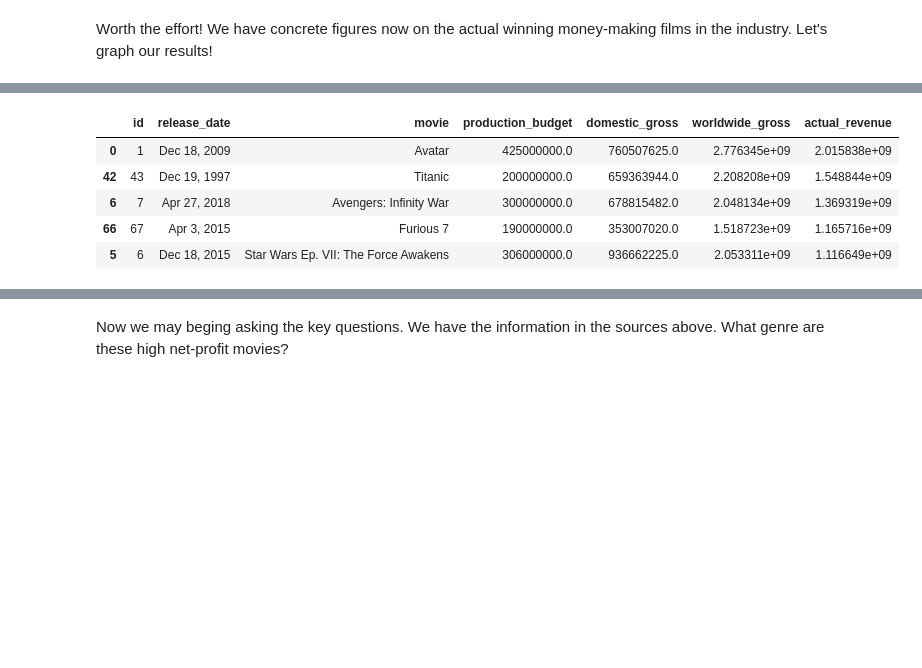
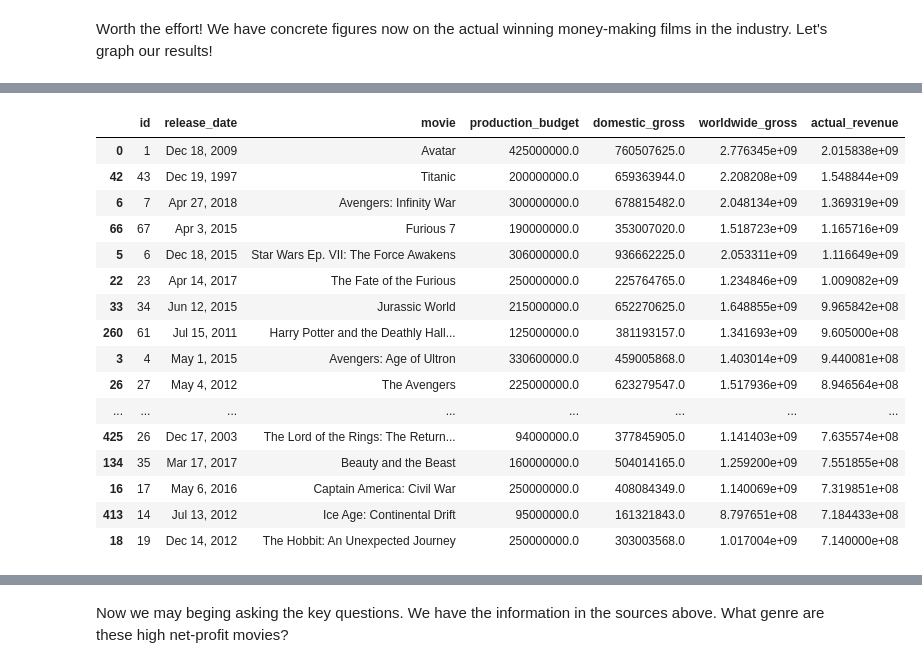
Before and after one commit to rafvrab/Microsoft_Film_Proposal, a Jupyter notebook: Notebook.ipynb, the cells around one changed output, grey strips where cells are left out. Cells and saved outputs as stored; diff of their text form; code cells hidden in the pictures; blank space fills up the shorter version.

```diff
--- a/Notebook.ipynb
+++ b/Notebook.ipynb
@@ -588,10 +588,21 @@ plt.show()
 # %%
-df_5.head()
+df_5.head(25)
 # %% [output]
 |  | id | release_date | movie | production_budget | domestic_gross | worldwide_gross | actual_revenue |
 | 0 | 1 | Dec 18, 2009 | Avatar | 425000000.0 | 760507625.0 | 2.776345e+09 | 2.015838e+09 |
 | 42 | 43 | Dec 19, 1997 | Titanic | 200000000.0 | 659363944.0 | 2.208208e+09 | 1.548844e+09 |
 | 6 | 7 | Apr 27, 2018 | Avengers: Infinity War | 300000000.0 | 678815482.0 | 2.048134e+09 | 1.369319e+09 |
 | 66 | 67 | Apr 3, 2015 | Furious 7 | 190000000.0 | 353007020.0 | 1.518723e+09 | 1.165716e+09 |
 | 5 | 6 | Dec 18, 2015 | Star Wars Ep. VII: The Force Awakens | 306000000.0 | 936662225.0 | 2.053311e+09 | 1.116649e+09 |
+| 22 | 23 | Apr 14, 2017 | The Fate of the Furious | 250000000.0 | 225764765.0 | 1.234846e+09 | 1.009082e+09 |
+| 33 | 34 | Jun 12, 2015 | Jurassic World | 215000000.0 | 652270625.0 | 1.648855e+09 | 9.965842e+08 |
+| 260 | 61 | Jul 15, 2011 | Harry Potter and the Deathly Hall... | 125000000.0 | 381193157.0 | 1.341693e+09 | 9.605000e+08 |
+| 3 | 4 | May 1, 2015 | Avengers: Age of Ultron | 330600000.0 | 459005868.0 | 1.403014e+09 | 9.440081e+08 |
+| 26 | 27 | May 4, 2012 | The Avengers | 225000000.0 | 623279547.0 | 1.517936e+09 | 8.946564e+08 |
+| ... | ... | ... | ... | ... | ... | ... | ... |
+| 425 | 26 | Dec 17, 2003 | The Lord of the Rings: The Return... | 94000000.0 | 377845905.0 | 1.141403e+09 | 7.635574e+08 |
+| 134 | 35 | Mar 17, 2017 | Beauty and the Beast | 160000000.0 | 504014165.0 | 1.259200e+09 | 7.551855e+08 |
+| 16 | 17 | May 6, 2016 | Captain America: Civil War | 250000000.0 | 408084349.0 | 1.140069e+09 | 7.319851e+08 |
+| 413 | 14 | Jul 13, 2012 | Ice Age: Continental Drift | 95000000.0 | 161321843.0 | 8.797651e+08 | 7.184433e+08 |
+| 18 | 19 | Dec 14, 2012 | The Hobbit: An Unexpected Journey | 250000000.0 | 303003568.0 | 1.017004e+09 | 7.140000e+08 |
 # %%
```
Also changed, not shown: parts of 15 cells of this notebook.
